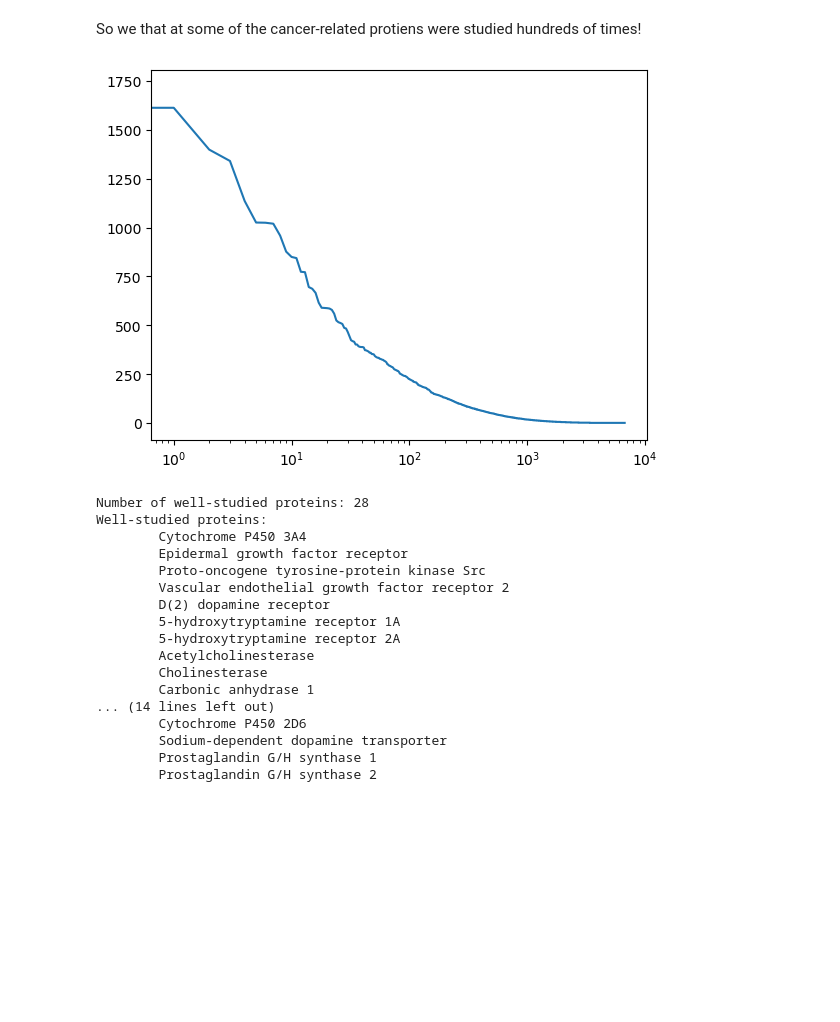
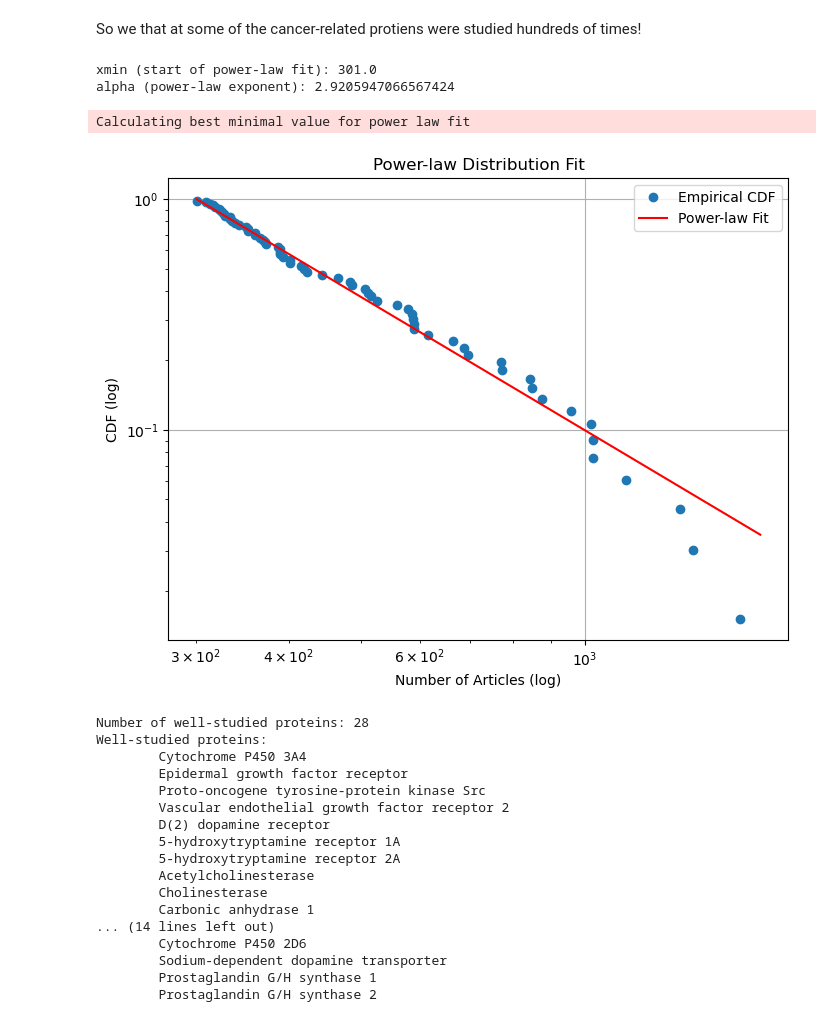
Before and after one commit to epfl-ada/ada-2024-project-hyperbabbage, a Jupyter notebook: time_trends.ipynb, the cells around one changed output. Cells and saved outputs as stored; diff of their text form; code cells hidden in the pictures; blank space fills up the shorter version.

Commit message:
the most amazing powerlaw

```diff
--- a/time_trends.ipynb
+++ b/time_trends.ipynb
@@ -69,14 +69,44 @@ plt.yscale('log')
 [figure]
 # %% [markdown]
 So we that at some of the cancer-related protiens were studied hundreds of times!
-# %%
-
-pl = sorted(count.values(), reverse=True)
-plt.plot(pl)
-# plt.yscale('log')
-plt.xscale('log')
-# %% [output]
-[figure, removed]
+# %%
+data = [i for i in sorted(count.values(), reverse=True) if i>300]
+import powerlaw
+
+
+# Fit the data to a power-law distribution
+fit = powerlaw.Fit(data)
+
+# Extract the x_min and alpha (power-law parameters)
+xmin = fit.xmin
+alpha = fit.alpha
+print(f"xmin (start of power-law fit): {xmin}")
+print(f"alpha (power-law exponent): {alpha}")
+
+# Generate CDF for visualization
+sorted_data = np.sort(data)
+cdf = 1.0 - np.arange(1, len(sorted_data) + 1) / len(sorted_data)
+
+# Plot the empirical CDF
+plt.figure(figsize=(8, 6))
+plt.loglog(sorted_data, cdf, marker='o', linestyle='none', label='Empirical CDF')
+
+# Plot the theoretical power-law fit
+powerlaw_line = (sorted_data[sorted_data >= xmin] / xmin) ** (1 - alpha)
+plt.loglog(sorted_data[sorted_data >= xmin], powerlaw_line, linestyle='-', color='red', label='Power-law Fit')
+
+# Add labels and legend
+plt.xlabel('Number of Articles (log)')
+plt.ylabel('CDF (log)')
+plt.title('Power-law Distribution Fit')
+plt.legend()
+plt.grid(True)
+plt.show()
+# %% [output]
+xmin (start of power-law fit): 301.0
+alpha (power-law exponent): 2.9205947066567424
+Calculating best minimal value for power law fit
+[figure, added]
 # %%
 MIN_ARTICLES = 500
 well_studied_proteins = {prot: protein_to_doi[prot] for prot, count in count.items() if count >= MIN_ARTICLES}
```
Also changed, not shown: parts of 2 cells of this notebook.
